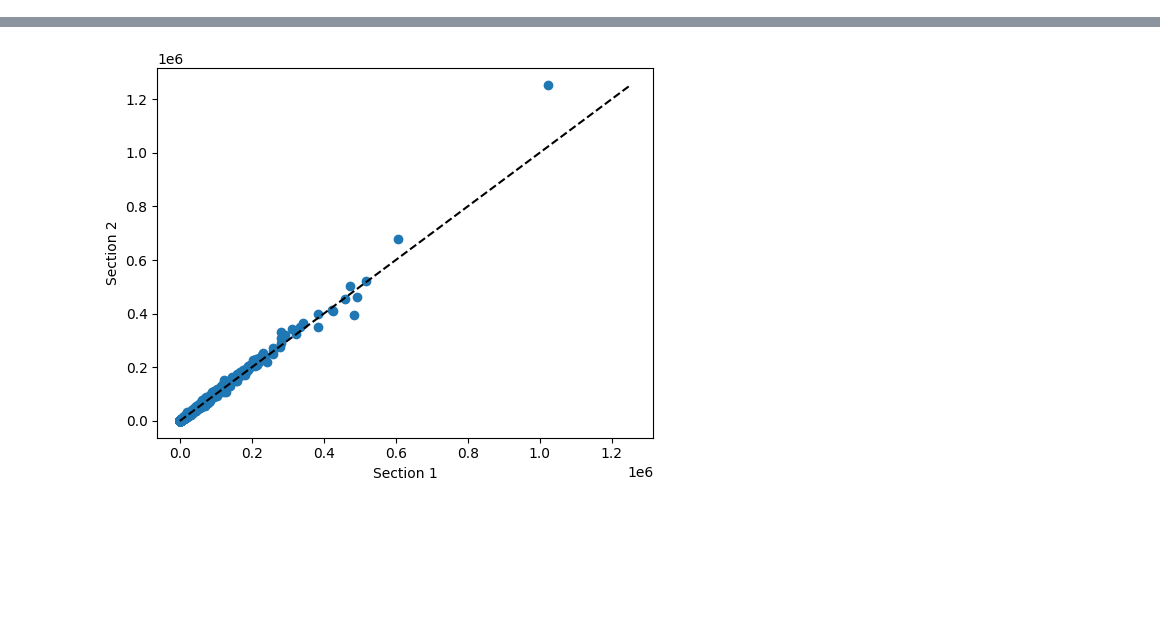
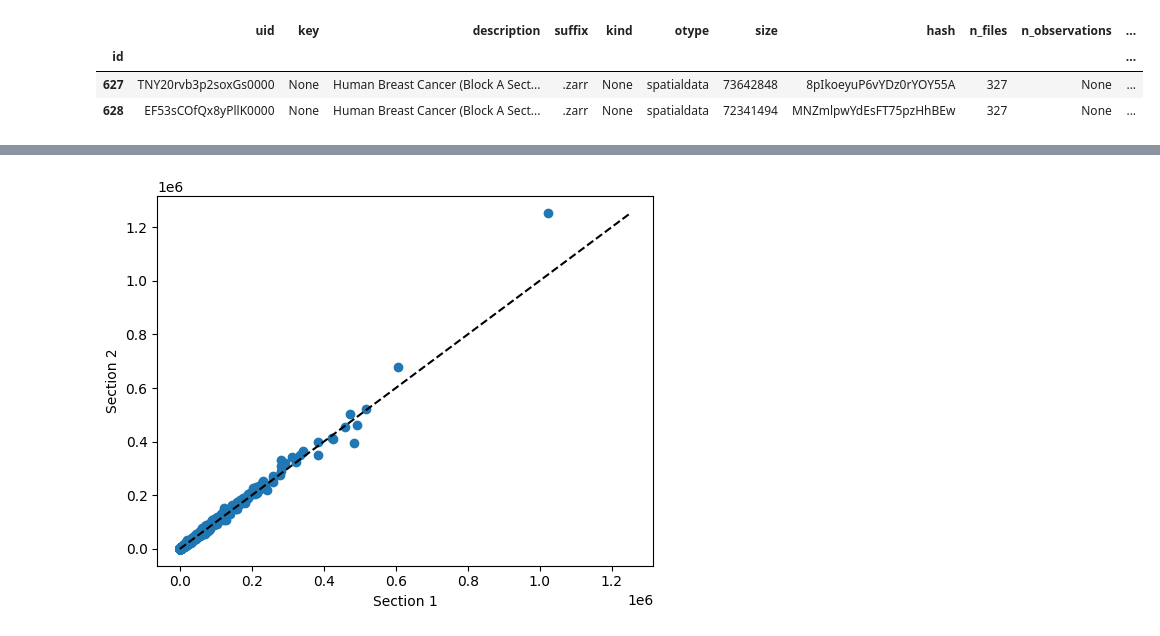
Before and after one commit to scverse/202503_hackathon_owkin, a Jupyter notebook: data/template_notebook.ipynb, the cells around one changed output, grey strips where cells are left out. Cells and saved outputs as stored; diff of their text form; code cells hidden in the pictures; blank space fills up the shorter version.

```diff
--- a/data/template_notebook.ipynb
+++ b/data/template_notebook.ipynb
@@ -47,0 +42,12 @@ query.df().query("description.str.contains('Block')", engine="python")
+# %%
+# Query for datasets that originate from human breast tissue whose description contains 'Block'
+ln.Artifact.filter(
+    organisms=organisms.human,
+    tissues=tissues.breast,
+    description__icontains="Block"
+).df()
+# %% [output]
+|  | uid | key | description | suffix | kind | otype | size | hash | n_files | n_observations | ... |
+| id |  |  |  |  |  |  |  |  |  |  | ... |
+| 627 | TNY20rvb3p2soxGs0000 | None | Human Breast Cancer (Block A Sect... | .zarr | None | spatialdata | 73642848 | 8pIkoeyuP6vYDz0rYOY55A | 327 | None | ... |
+| 628 | EF53sCOfQx8yPllK0000 | None | Human Breast Cancer (Block A Sect... | .zarr | None | spatialdata | 72341494 | MNZmlpwYdEsFT75pzHhBEw | 327 | None | ... |
```
Also changed, not shown: parts of 21 cells of this notebook, 2 other files.
